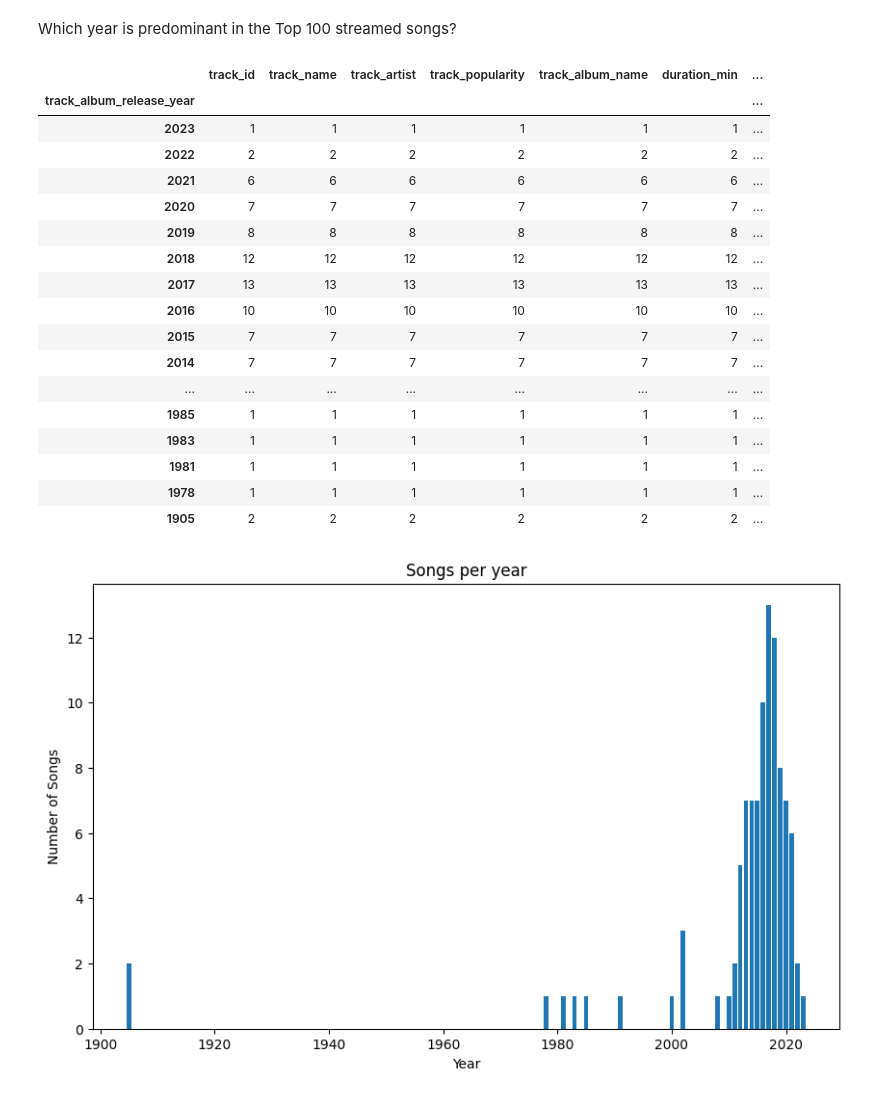
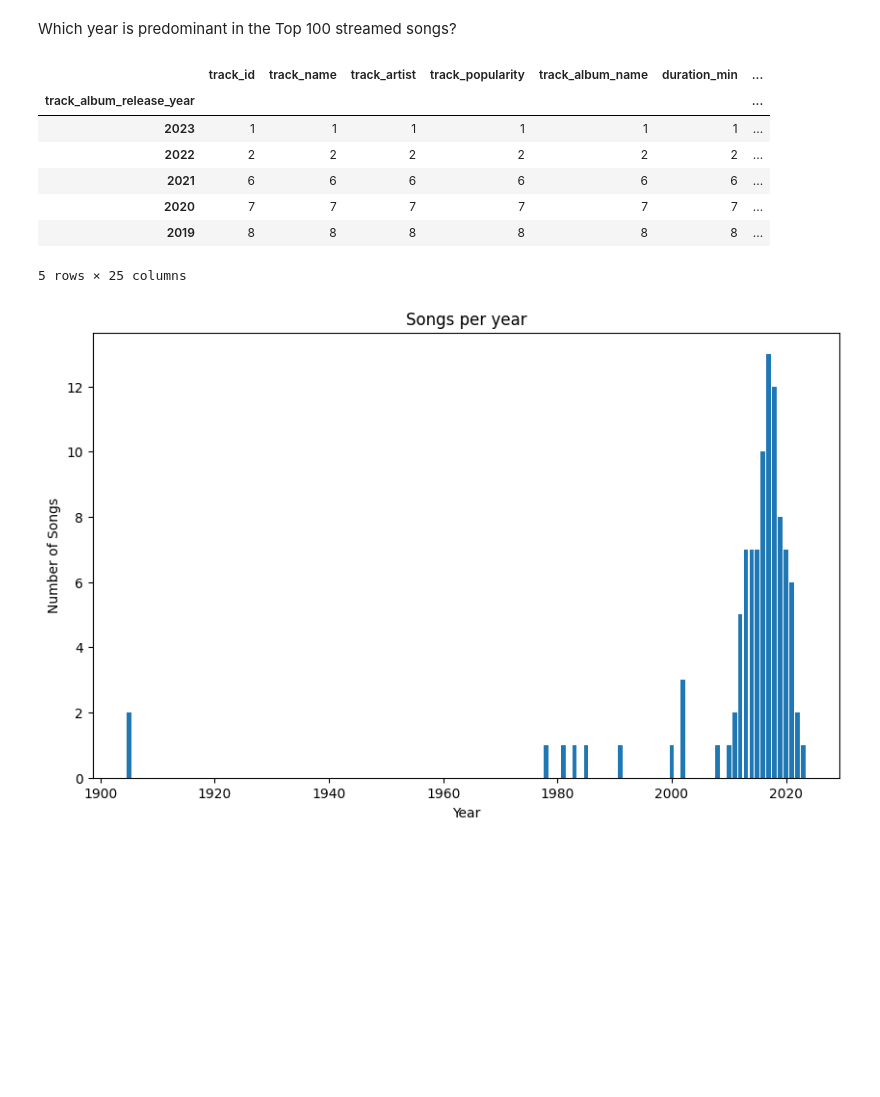
Before and after one commit to Ramonalyst/Music_Recommendation_System, a Jupyter notebook: Spotify_Top_100_2024_Exploration.ipynb, the cells around one changed output. Saved outputs shown, nothing was run; the diff lists cells and outputs as text; code cells hidden in the pictures; blank space fills up the shorter version.

```diff
--- a/Spotify_Top_100_2024_Exploration.ipynb
+++ b/Spotify_Top_100_2024_Exploration.ipynb
@@ -131,3 +111,5 @@ print(duplicates.sum())
+# %%
+df['decade'] = (df['track_album_release_year'] // 10) * 10
 # %% [markdown]
 #Musical features Exploration
 # %% [markdown]
@@ -169,26 +141,16 @@ grouped_by_artist.sort_values("track_name", ascending=False).head(20)
 Which year is predominant in the Top 100 streamed songs?
 # %%
 grouped_by_year = df.groupby("track_album_release_year").count()
-grouped_by_year.sort_values("track_album_release_year", ascending=False)
+grouped_by_year.sort_values("track_album_release_year", ascending=False).head(5)
 # %% [output]
 |  | track_id | track_name | track_artist | track_popularity | track_album_name | duration_min | ... |
 | track_album_release_year |  |  |  |  |  |  | ... |
 | 2023 | 1 | 1 | 1 | 1 | 1 | 1 | ... |
 | 2022 | 2 | 2 | 2 | 2 | 2 | 2 | ... |
 | 2021 | 6 | 6 | 6 | 6 | 6 | 6 | ... |
 | 2020 | 7 | 7 | 7 | 7 | 7 | 7 | ... |
 | 2019 | 8 | 8 | 8 | 8 | 8 | 8 | ... |
-| 2018 | 12 | 12 | 12 | 12 | 12 | 12 | ... |
-| 2017 | 13 | 13 | 13 | 13 | 13 | 13 | ... |
-| 2016 | 10 | 10 | 10 | 10 | 10 | 10 | ... |
-| 2015 | 7 | 7 | 7 | 7 | 7 | 7 | ... |
-| 2014 | 7 | 7 | 7 | 7 | 7 | 7 | ... |
-| ... | ... | ... | ... | ... | ... | ... | ... |
-| 1985 | 1 | 1 | 1 | 1 | 1 | 1 | ... |
-| 1983 | 1 | 1 | 1 | 1 | 1 | 1 | ... |
-| 1981 | 1 | 1 | 1 | 1 | 1 | 1 | ... |
-| 1978 | 1 | 1 | 1 | 1 | 1 | 1 | ... |
-| 1905 | 2 | 2 | 2 | 2 | 2 | 2 | ... |
+5 rows × 25 columns
 # %%
 #visualize number of songs (track_name) per year
 plt.figure(figsize=(10, 6))
```
Also changed, not shown: parts of 28 cells of this notebook.
